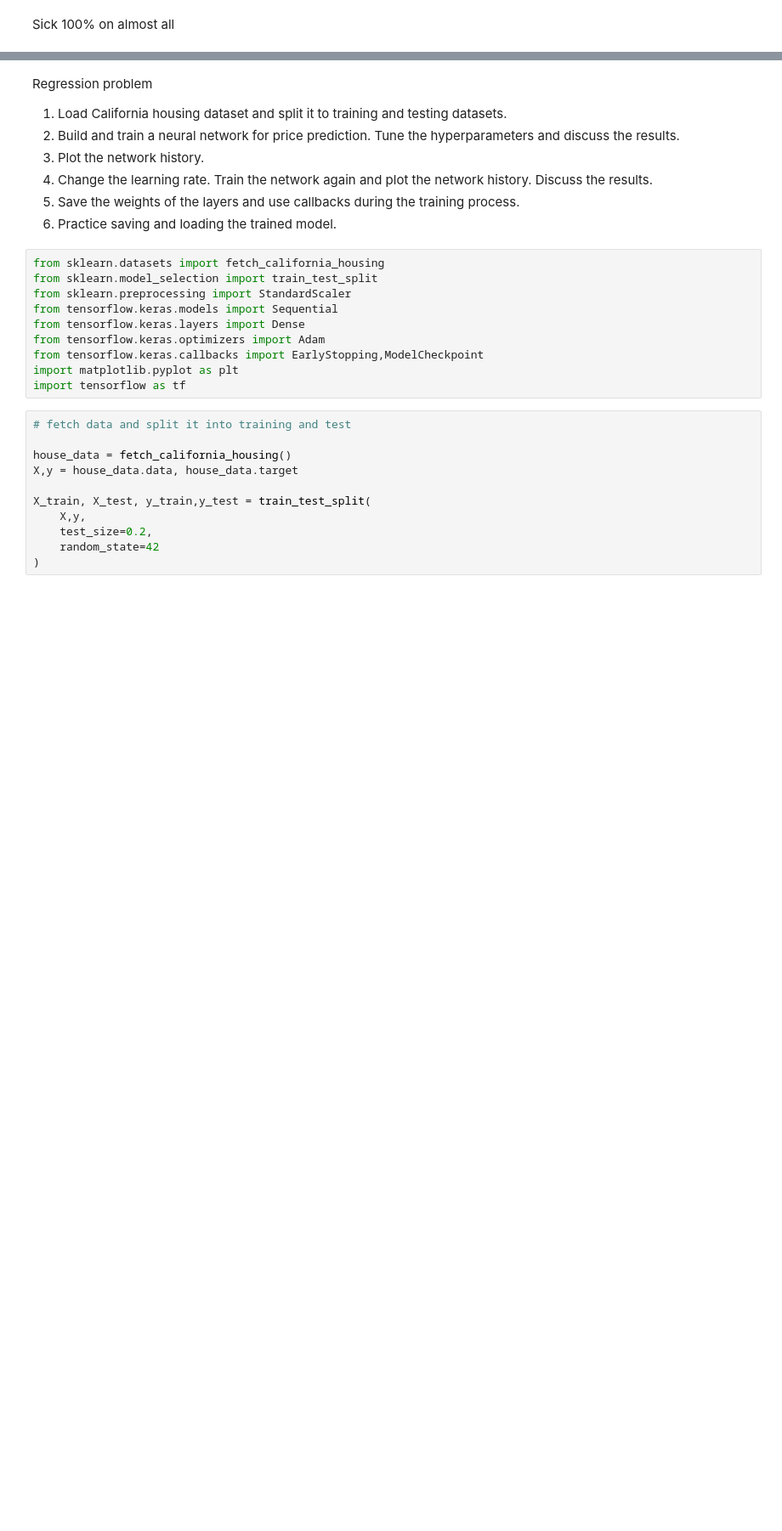
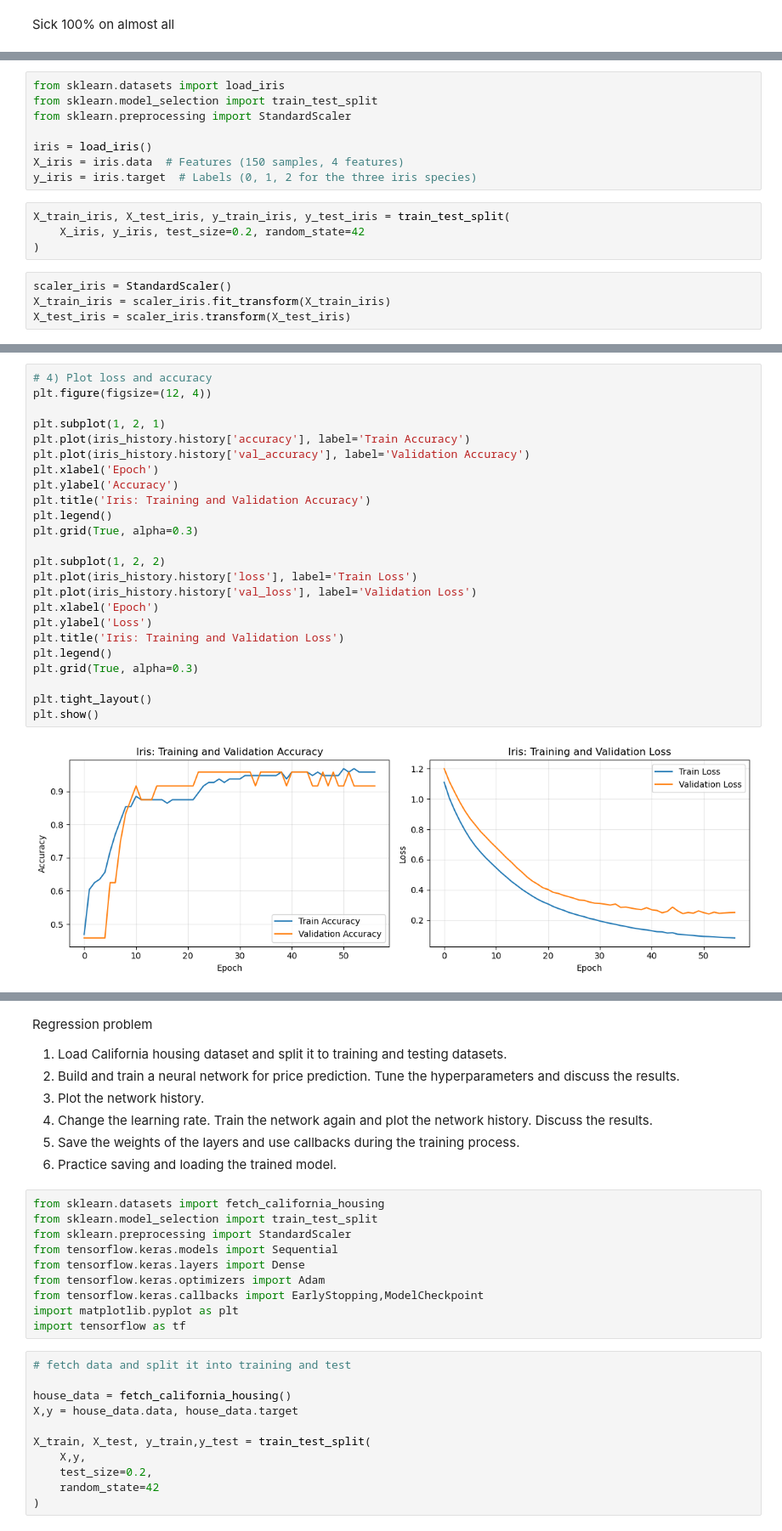
Before and after one commit to Nilswik/DIL700, a Jupyter notebook: lab2/labb2.ipynb, the cells around one changed output, grey strips where cells are left out. Shown at 85% size. Saved outputs shown, nothing was run; the diff lists cells and outputs as text; blank space fills up the shorter version.

```diff
--- a/lab2/labb2.ipynb
+++ b/lab2/labb2.ipynb
@@ -437,0 +438,16 @@ Sick 100% on almost all
+# %%
+from sklearn.datasets import load_iris
+from sklearn.model_selection import train_test_split
+from sklearn.preprocessing import StandardScaler
+
+iris = load_iris()
+X_iris = iris.data  # Features (150 samples, 4 features)
+y_iris = iris.target  # Labels (0, 1, 2 for the three iris species)
+# %%
+X_train_iris, X_test_iris, y_train_iris, y_test_iris = train_test_split(
+    X_iris, y_iris, test_size=0.2, random_state=42
+)
+# %%
+scaler_iris = StandardScaler()
+X_train_iris = scaler_iris.fit_transform(X_train_iris)
+X_test_iris = scaler_iris.transform(X_test_iris)
@@ -437,0 +550,26 @@ Sick 100% on almost all
+# %%
+# 4) Plot loss and accuracy
+plt.figure(figsize=(12, 4))
+
+plt.subplot(1, 2, 1)
+plt.plot(iris_history.history['accuracy'], label='Train Accuracy')
+plt.plot(iris_history.history['val_accuracy'], label='Validation Accuracy')
+plt.xlabel('Epoch')
+plt.ylabel('Accuracy')
+plt.title('Iris: Training and Validation Accuracy')
+plt.legend()
+plt.grid(True, alpha=0.3)
+
+plt.subplot(1, 2, 2)
+plt.plot(iris_history.history['loss'], label='Train Loss')
+plt.plot(iris_history.history['val_loss'], label='Validation Loss')
+plt.xlabel('Epoch')
+plt.ylabel('Loss')
+plt.title('Iris: Training and Validation Loss')
+plt.legend()
+plt.grid(True, alpha=0.3)
+
+plt.tight_layout()
+plt.show()
+# %% [output]
+[figure, added]
```
Also changed, not shown: parts of 9 cells of this notebook, 21 other files.
